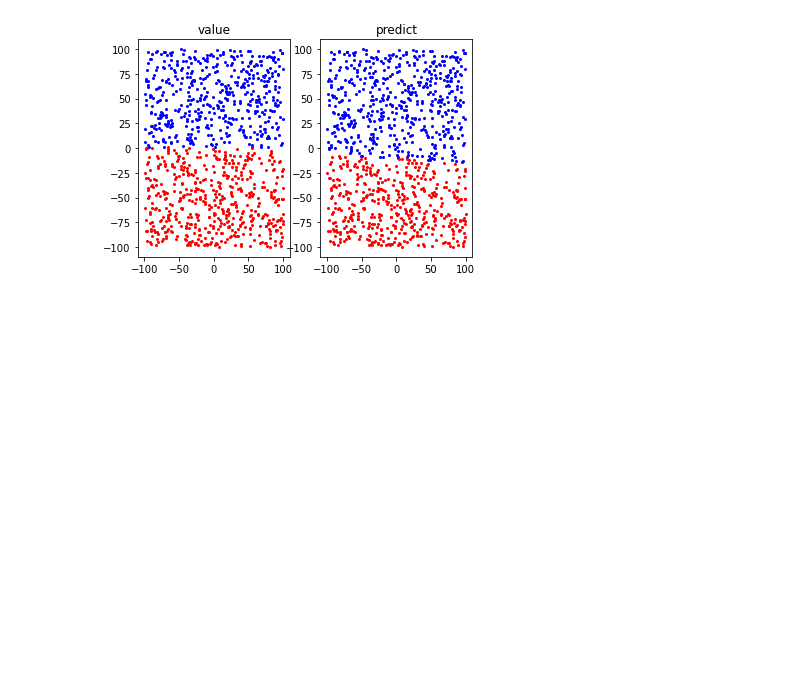
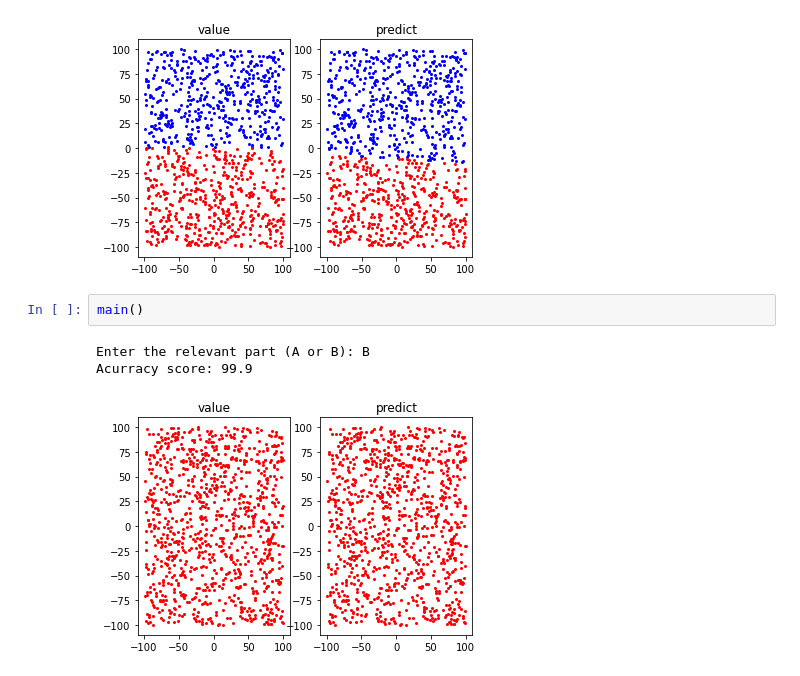
Before and after one commit to TaliaSeada/NeuroComputation_firstProject, a Jupyter notebook: NeuroComputation_1.ipynb, the cells around one changed output. Saved outputs shown, nothing was run; the diff lists cells and outputs as text; blank space fills up the shorter version.

Commit message:
plot

```diff
--- a/NeuroComputation_1.ipynb
+++ b/NeuroComputation_1.ipynb
@@ -169,3 +170,9 @@ main()
 Enter the relevant part (A or B): A
 Acurracy score: 94.89999999999999
 [figure]
+# %%
+main()
+# %% [output]
+Enter the relevant part (A or B): B
+Acurracy score: 99.9
+[figure, added]
```
Also changed, not shown: parts of 3 cells of this notebook.
